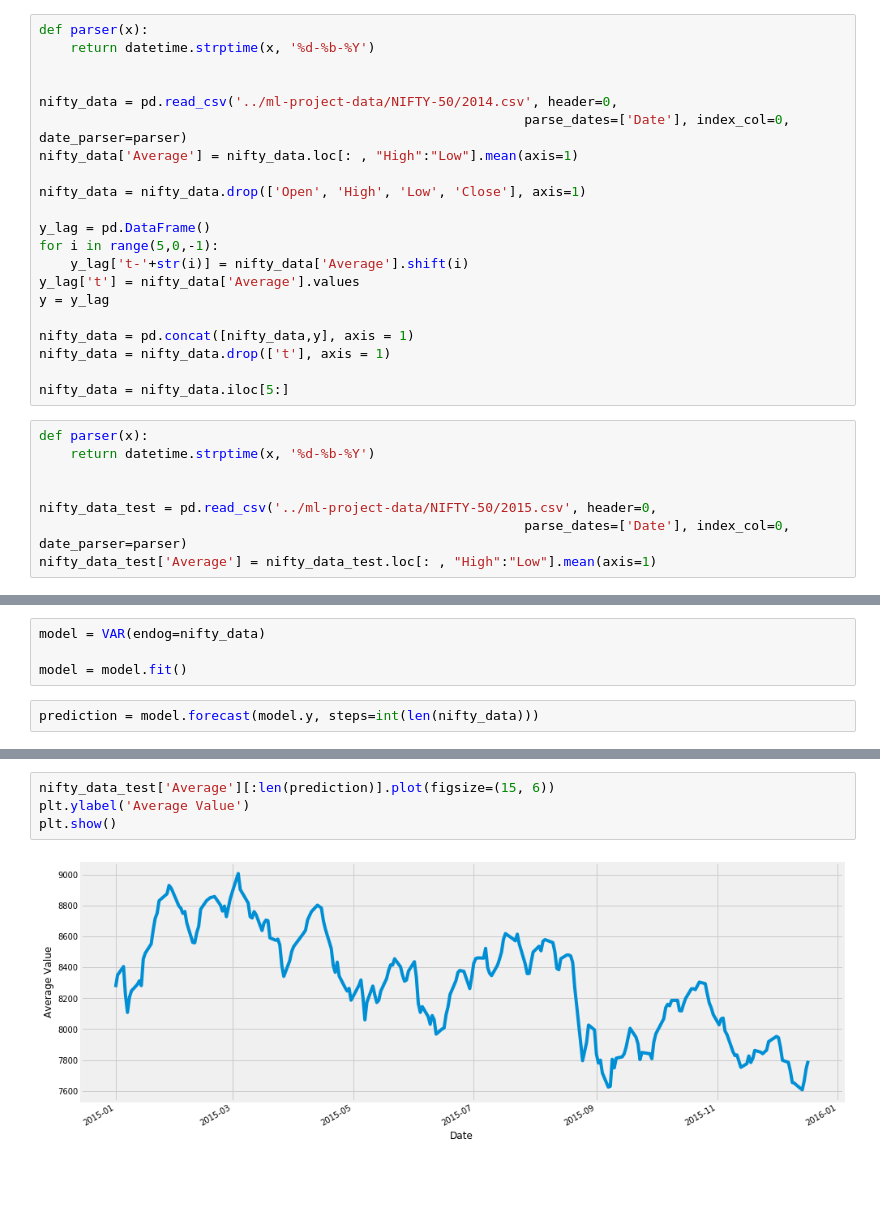
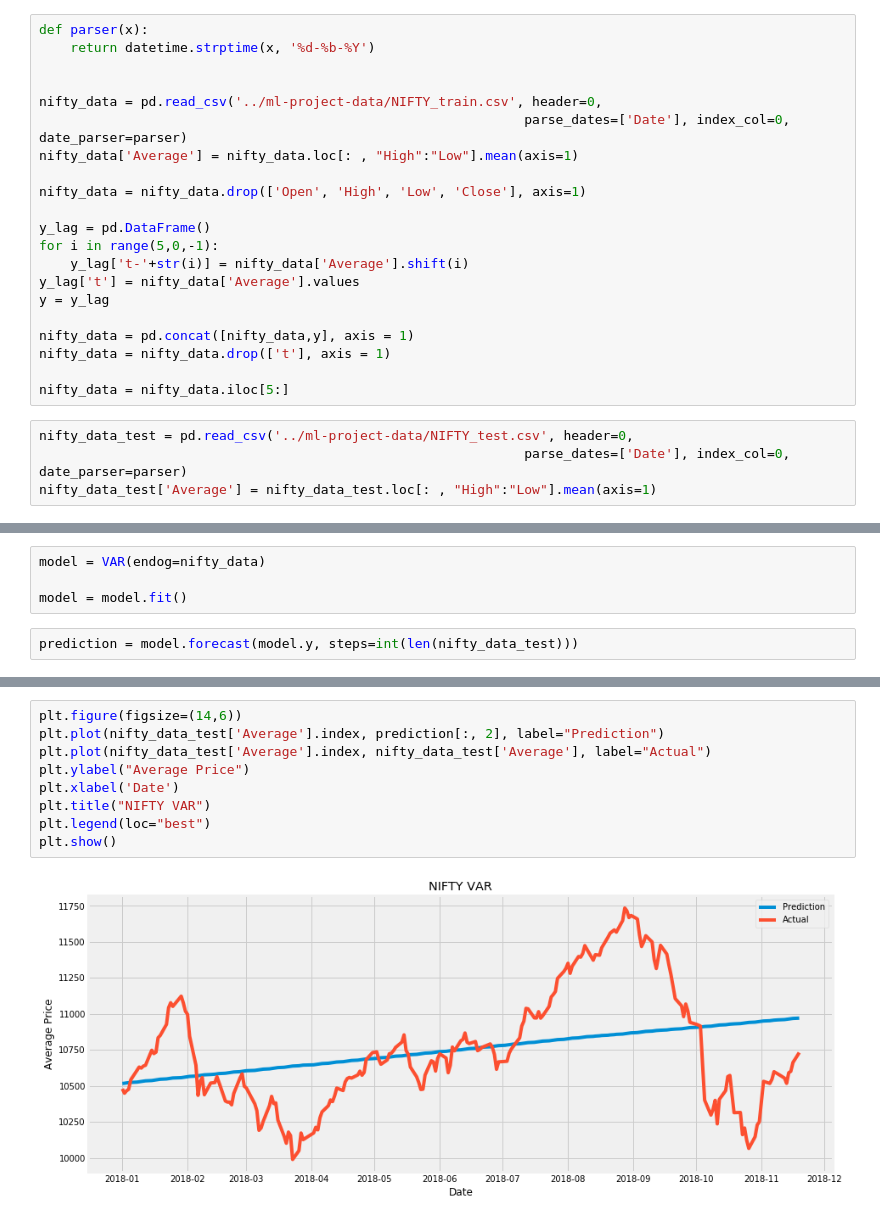
Before and after one commit to ReetBarik/Machine-Learning-Project, a Jupyter notebook: ipython notebooks/Multivariate-VAR.ipynb, the cells around one changed output, grey strips where cells are left out. Saved outputs shown, nothing was run; the diff lists cells and outputs as text; blank space fills up the shorter version.

Commit message:
Fixed TECHM 2016 Date Issue and VAR khatam(hopefully)

```diff
--- a/ipython notebooks/Multivariate-VAR.ipynb
+++ b/ipython notebooks/Multivariate-VAR.ipynb
@@ -12,7 +12,7 @@ def parser(x):
     return datetime.strptime(x, '%d-%b-%Y')
 
 
-nifty_data = pd.read_csv('../ml-project-data/NIFTY-50/2014.csv', header=0,
+nifty_data = pd.read_csv('../ml-project-data/NIFTY_train.csv', header=0,
                                                               parse_dates=['Date'], index_col=0, date_parser=parser)
 nifty_data['Average'] = nifty_data.loc[: , "High":"Low"].mean(axis=1)
 
@@ -29,10 +29,6 @@ nifty_data = nifty_data.drop(['t'], axis = 1)
 
 nifty_data = nifty_data.iloc[5:]
 # %%
-def parser(x):
-    return datetime.strptime(x, '%d-%b-%Y')
-
-
-nifty_data_test = pd.read_csv('../ml-project-data/NIFTY-50/2015.csv', header=0,
+nifty_data_test = pd.read_csv('../ml-project-data/NIFTY_test.csv', header=0,
                                                               parse_dates=['Date'], index_col=0, date_parser=parser)
 nifty_data_test['Average'] = nifty_data_test.loc[: , "High":"Low"].mean(axis=1)
@@ -47,4 +37,4 @@ model = VAR(endog=nifty_data)
 
 model = model.fit()
 # %%
-prediction = model.forecast(model.y, steps=int(len(nifty_data)))
+prediction = model.forecast(model.y, steps=int(len(nifty_data_test)))
@@ -57,9 +41,14 @@ plt.show()
-# %%
-nifty_data_test['Average'][:len(prediction)].plot(figsize=(15, 6))
-plt.ylabel('Average Value')
-plt.show()
-# %% [output]
-[figure, removed]
+# %%
+plt.figure(figsize=(14,6))
+plt.plot(nifty_data_test['Average'].index, prediction[:, 2], label="Prediction")
+plt.plot(nifty_data_test['Average'].index, nifty_data_test['Average'], label="Actual")
+plt.ylabel("Average Price")
+plt.xlabel('Date')
+plt.title("NIFTY VAR")
+plt.legend(loc="best")
+plt.show()
+# %% [output]
+[figure, added]
 # %%
 print('RMSE: ', np.sqrt(mean_squared_error(prediction[:,2], nifty_data_test['Average'][:len(prediction[:,2])])))
 
```
Also changed, not shown: parts of 28 cells of this notebook, 1 other file.
